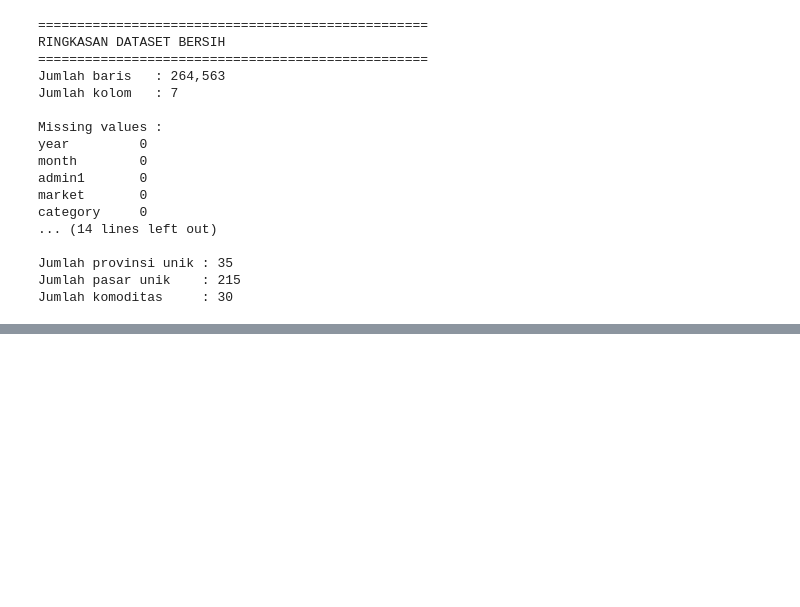
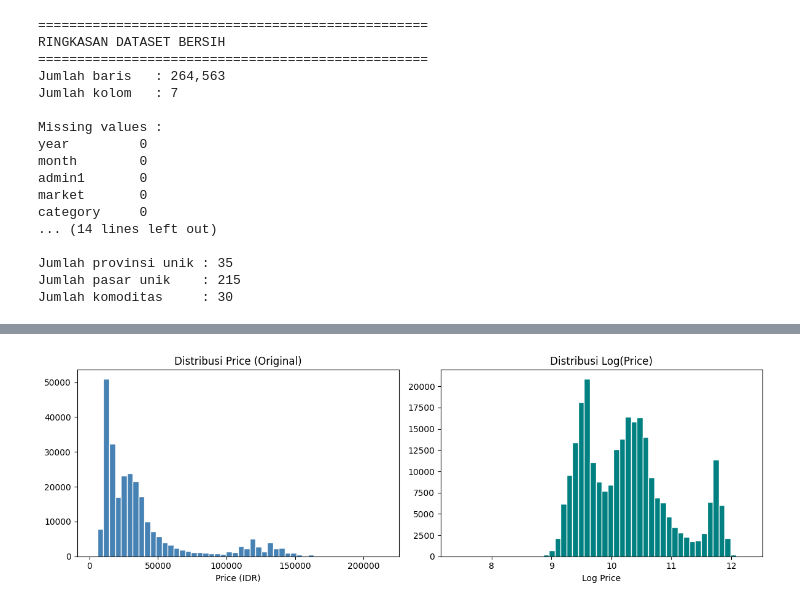
Before and after one commit to afllaabdi/tugas_data_mining, a Jupyter notebook: PenggalianData2.ipynb, the cells around one changed output, grey strips where cells are left out. Drawn from its saved outputs; the diff is of its cells as text; code cells hidden in the pictures; blank space fills up the shorter version.

```diff
--- a/PenggalianData2.ipynb
+++ b/PenggalianData2.ipynb
@@ -264,0 +345,4 @@ Total baris: 264,563
+# %%
+df = pd.read_csv('/content/drive/MyDrive/dataset/dataset_final_klasifikasi.csv')
+
+df.head()
@@ -264,0 +387,7 @@ Total baris: 264,563
+# %%
+le = LabelEncoder()
+
+cat_cols = ['admin1', 'market', 'category', 'commodity']
+
+for col in cat_cols:
+    df[col] = le.fit_transform(df[col])
@@ -264,0 +450,21 @@ Total baris: 264,563
+# %%
+# 3. LOG TRANSFORMATION (opsional: untuk distribusi price yang skewed)
+# ─────────────────────────────────────────────
+# Dilakukan SEBELUM normalisasi pada salinan terpisah (untuk analisis)
+df['log_price'] = np.log1p(df['price'])
+
+plt.figure(figsize=(12, 4))
+plt.subplot(1, 2, 1)
+plt.hist(df['price'], bins=50, color='steelblue', edgecolor='white')
+plt.title('Distribusi Price (Original)')
+plt.xlabel('Price (IDR)')
+
+plt.subplot(1, 2, 2)
+plt.hist(df['log_price'], bins=50, color='teal', edgecolor='white')
+plt.title('Distribusi Log(Price)')
+plt.xlabel('Log Price')
+
+plt.tight_layout()
+plt.show()
+# %% [output]
+[figure, added]
```
Also changed, not shown: parts of 18 cells of this notebook.
